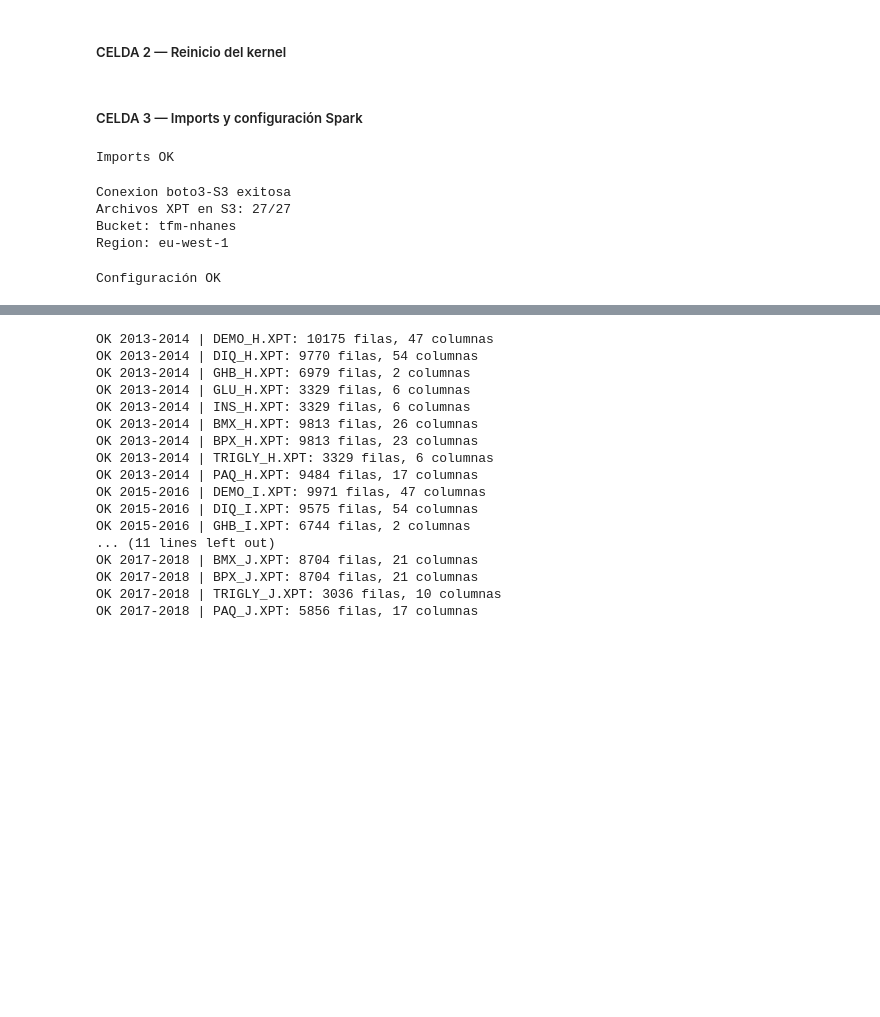
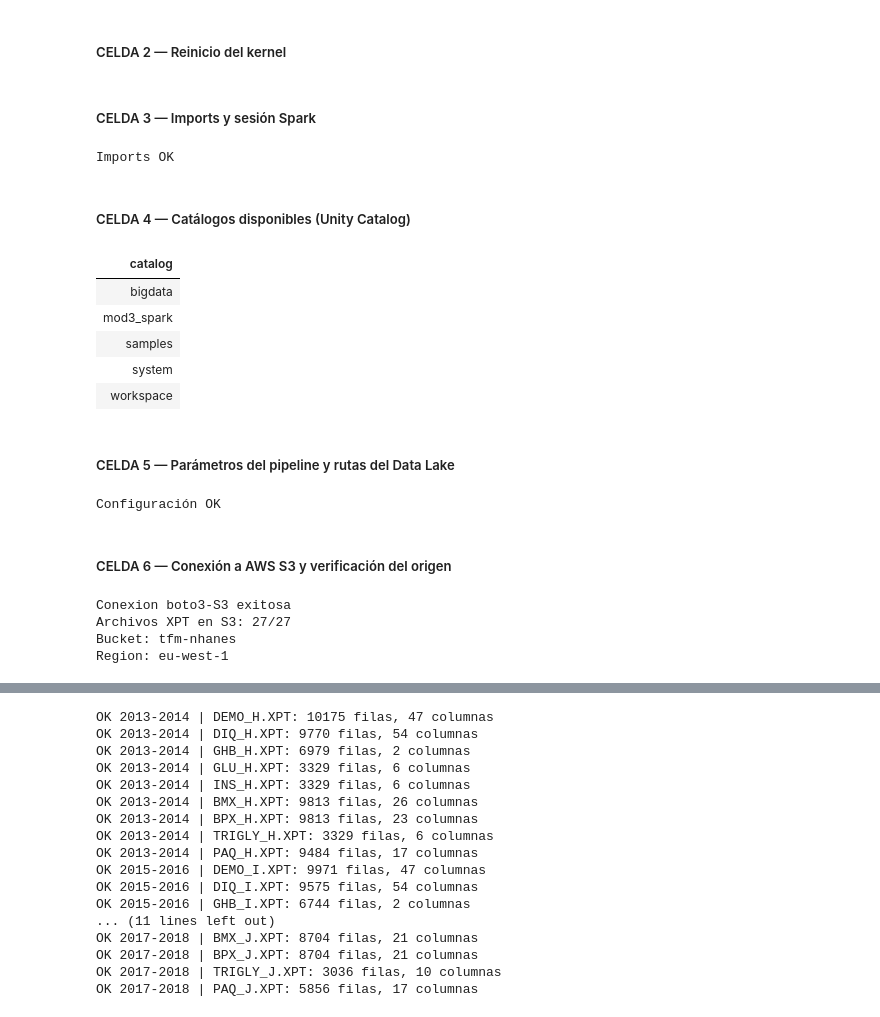
Before and after one commit to juan-albornoz/tfm-qml-databricks-pipeline, a Jupyter notebook: notebooks/notebook_01_bronze.ipynb, the cells around one changed output, grey strips where cells are left out. Saved outputs shown, nothing was run; the diff lists cells and outputs as text; code cells hidden in the pictures; blank space fills up the shorter version.

```diff
--- a/notebooks/notebook_01_bronze.ipynb
+++ b/notebooks/notebook_01_bronze.ipynb
@@ -14,4 +32,4 @@
 # %% [markdown]
-##### CELDA 3 — Imports y configuración Spark
+##### CELDA 3 — Imports y sesión Spark
 # %%
 import io
@@ -29,4 +45,55 @@ spark = SparkSession.builder.getOrCreate()
 print("Imports OK")
 # %% [output]
 Imports OK
+# %% [markdown]
+##### CELDA 4 — Catálogos disponibles (Unity Catalog)
+# %%
+# 1. ¿Qué catálogos hay?
+display(spark.sql("SHOW CATALOGS"))
+# %% [output]
+| catalog |
+| bigdata |
+| mod3_spark |
+| samples |
+| system |
+| workspace |
+# %% [markdown]
+##### CELDA 5 — Parámetros del pipeline y rutas del Data Lake
+# %%
+# --- Rutas del Data Lake (arquitectura Medallón) --------------------------
+BASE_PATH = "/Volumes/workspace/default/nhanes"
+bronze_path = f"{BASE_PATH}/bronze"
+
+# --- Origen de datos en AWS S3 --------------------------------------------
+bucket = "tfm-nhanes"
+prefix = "raw/"
+region = "eu-west-1"
+
+# --- Ciclos NHANES y módulos a ingerir ------------------------------------
+ciclos = {
+    "2013-2014": {"año": "2013", "sufijo": "H"},
+    "2015-2016": {"año": "2015", "sufijo": "I"},
+    "2017-2018": {"año": "2017", "sufijo": "J"},
+}
+
+modulos = ["DEMO", "DIQ", "GHB", "GLU", "INS", "BMX", "BPX", "TRIGLY", "PAQ"]
+
+# 3 ciclos x 9 módulos = 27 archivos XPT esperados
+N_ARCHIVOS_ESPERADOS = len(ciclos) * len(modulos)
+
+# El esquema del módulo PAQ varía entre ciclos: se restringe al subconjunto
+# de variables presente en los tres.
+paq_vars_comunes = [
+    "SEQN", "PAD615", "PAD630", "PAD645", "PAD660", "PAD675", "PAD680",
+    "PAQ605", "PAQ610", "PAQ620", "PAQ625", "PAQ635", "PAQ640",
+    "PAQ650", "PAQ655", "PAQ665", "PAQ670"
+]
+
+pd.set_option("display.max_columns", None)
+pd.set_option("display.max_rows", 100)
+print("Configuración OK")
+# %% [output]
+Configuración OK
+# %% [markdown]
+##### CELDA 6 — Conexión a AWS S3 y verificación del origen
 # %%
@@ -54,24 +127,4 @@ Conexion boto3-S3 exitosa
 Archivos XPT en S3: 27/27
 Bucket: tfm-nhanes
 Region: eu-west-1
-# %%
-paq_vars_comunes = [
-    "SEQN", "PAD615", "PAD630", "PAD645", "PAD660", "PAD675", "PAD680",
-    "PAQ605", "PAQ610", "PAQ620", "PAQ625", "PAQ635", "PAQ640",
-    "PAQ650", "PAQ655", "PAQ665", "PAQ670"
-]
-
-ciclos = {
-    "2013-2014": {"año": "2013", "sufijo": "H"},
-    "2015-2016": {"año": "2015", "sufijo": "I"},
-    "2017-2018": {"año": "2017", "sufijo": "J"},
-}
-
-modulos = ["DEMO", "DIQ", "GHB", "GLU", "INS", "BMX", "BPX", "TRIGLY", "PAQ"]
-
-pd.set_option("display.max_columns", None)
-pd.set_option("display.max_rows", 100)
-print("Configuración OK")
-# %% [output]
-Configuración OK
 # %% [markdown]
```
Also changed, not shown: parts of 17 cells of this notebook, 9 other files.
